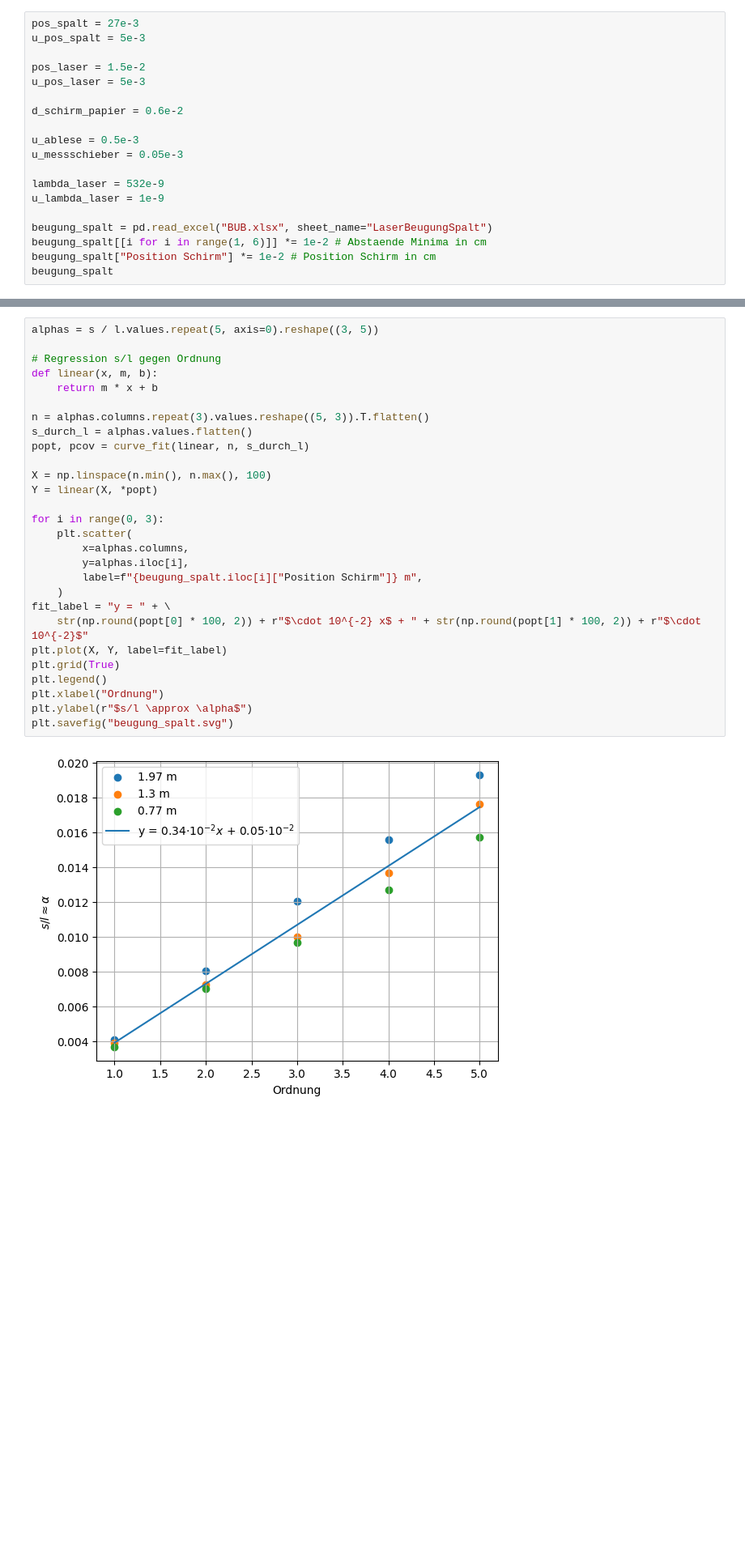
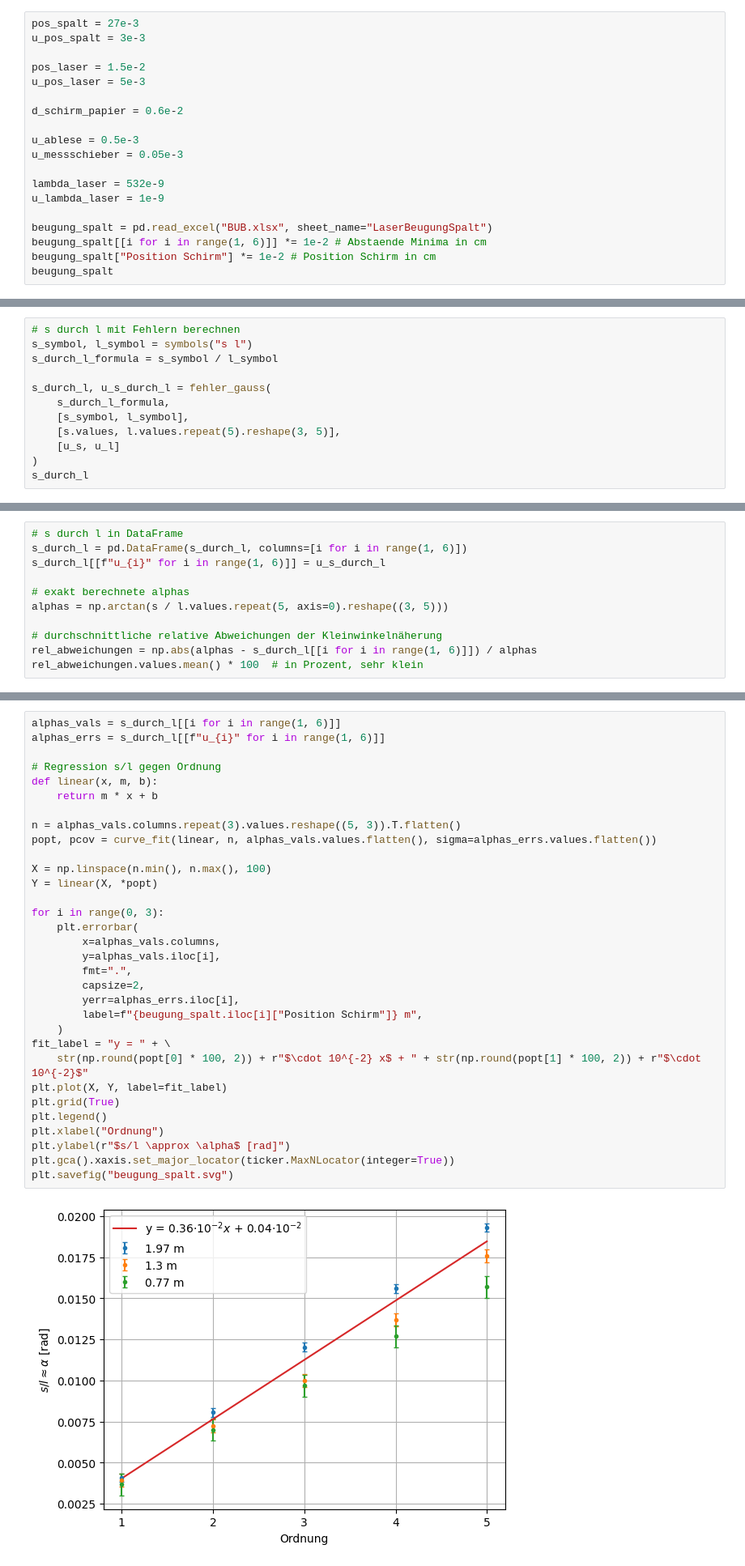
Before and after one commit to RombusBombus/AP3, a Jupyter notebook: BUB/BUB.ipynb, the cells around one changed output, grey strips where cells are left out. Shown: that part at 81% size. Cells and saved outputs as stored; diff of their text form; blank space fills up the shorter version.

```diff
--- a/BUB/BUB.ipynb
+++ b/BUB/BUB.ipynb
@@ -11,7 +12,7 @@ from scipy.optimize import curve_fit
 ## Beugung Spalt
 # %%
 pos_spalt = 27e-3
-u_pos_spalt = 5e-3
+u_pos_spalt = 3e-3
 
 pos_laser = 1.5e-2
 u_pos_laser = 5e-3
@@ -63,0 +56,12 @@ alphas
+# %%
+# s durch l mit Fehlern berechnen
+s_symbol, l_symbol = symbols("s l")
+s_durch_l_formula = s_symbol / l_symbol
+
+s_durch_l, u_s_durch_l = fehler_gauss(
+    s_durch_l_formula,
+    [s_symbol, l_symbol],
+    [s.values, l.values.repeat(5).reshape(3, 5)],
+    [u_s, u_l]
+)
+s_durch_l
@@ -64,3 +72,14 @@ alphas
 # %% [markdown]
 Minima: $n \lambda = d \sin\alpha \approx d \frac{s}{l} \implies n \frac{\lambda}{d} = \frac{s}{l}$
 Steigung aus linearer Regression: $m = \frac{\lambda}{d} \implies d = \frac{\lambda}{m}$
+# %%
+# s durch l in DataFrame
+s_durch_l = pd.DataFrame(s_durch_l, columns=[i for i in range(1, 6)])
+s_durch_l[[f"u_{i}" for i in range(1, 6)]] = u_s_durch_l
+
+# exakt berechnete alphas
+alphas = np.arctan(s / l.values.repeat(5, axis=0).reshape((3, 5)))
+
+# durchschnittliche relative Abweichungen der Kleinwinkelnäherung
+rel_abweichungen = np.abs(alphas - s_durch_l[[i for i in range(1, 6)]]) / alphas
+rel_abweichungen.values.mean() * 100  # in Prozent, sehr klein
@@ -67,30 +88,34 @@ Steigung aus linearer Regression: $m = \frac{\lambda}{d} \implies d = \frac{\lam
 # %%
-alphas = s / l.values.repeat(5, axis=0).reshape((3, 5))
+alphas_vals = s_durch_l[[i for i in range(1, 6)]]
+alphas_errs = s_durch_l[[f"u_{i}" for i in range(1, 6)]]
 
 # Regression s/l gegen Ordnung
 def linear(x, m, b):
     return m * x + b
 
-n = alphas.columns.repeat(3).values.reshape((5, 3)).T.flatten()
-s_durch_l = alphas.values.flatten()
-popt, pcov = curve_fit(linear, n, s_durch_l)
+n = alphas_vals.columns.repeat(3).values.reshape((5, 3)).T.flatten()
+popt, pcov = curve_fit(linear, n, alphas_vals.values.flatten(), sigma=alphas_errs.values.flatten())
 
 X = np.linspace(n.min(), n.max(), 100)
 Y = linear(X, *popt)
 
 for i in range(0, 3):
-    plt.scatter(
-        x=alphas.columns,
-        y=alphas.iloc[i],
+    plt.errorbar(
+        x=alphas_vals.columns,
+        y=alphas_vals.iloc[i],
+        fmt=".",
+        capsize=2,
+        yerr=alphas_errs.iloc[i],
         label=f"{beugung_spalt.iloc[i]["Position Schirm"]} m",
     )
 fit_label = "y = " + \
     str(np.round(popt[0] * 100, 2)) + r"$\cdot 10^{-2} x$ + " + str(np.round(popt[1] * 100, 2)) + r"$\cdot 10^{-2}$"
 plt.plot(X, Y, label=fit_label)
 plt.grid(True)
 plt.legend()
 plt.xlabel("Ordnung")
-plt.ylabel(r"$s/l \approx \alpha$")
+plt.ylabel(r"$s/l \approx \alpha$ [rad]")
+plt.gca().xaxis.set_major_locator(ticker.MaxNLocator(integer=True))
 plt.savefig("beugung_spalt.svg")
 # %% [output]
-[figure, old version]
+[figure, new version]
```
Also changed, not shown: parts of 9 cells of this notebook, 1 other file.
